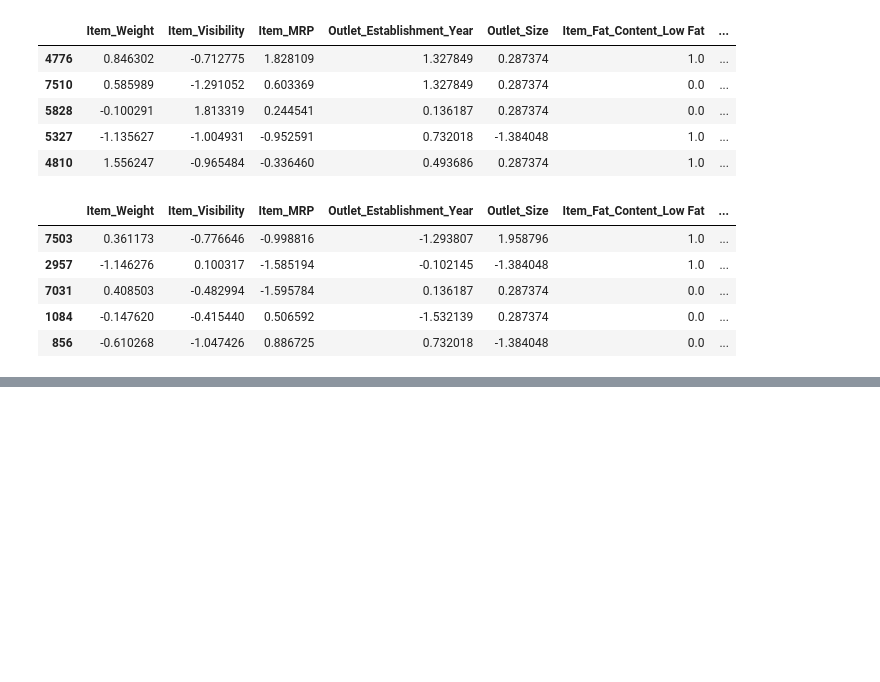
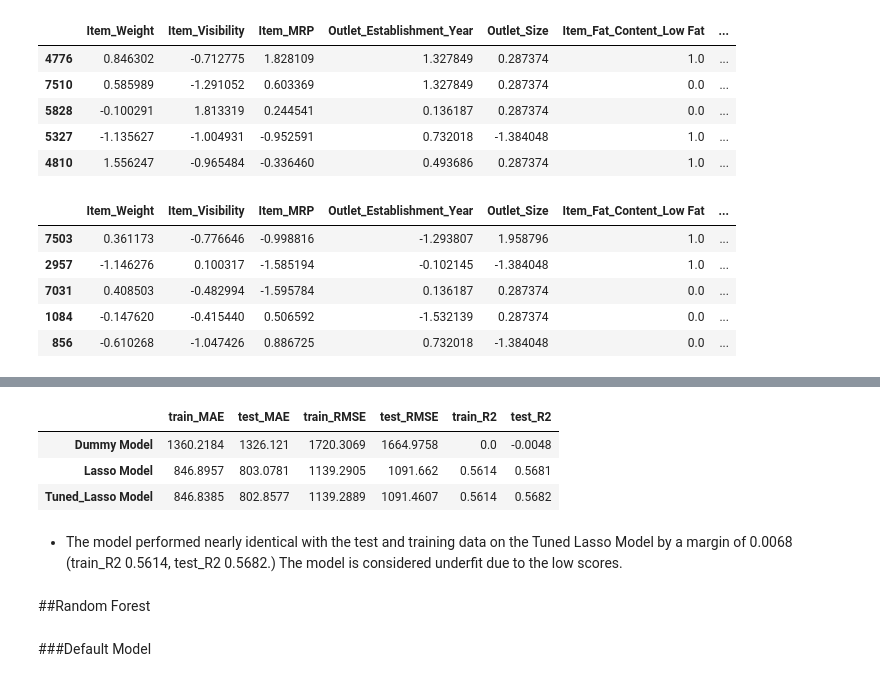
Before and after one commit to LoveidaLucero/Prediction-of-Product-Sales, a Jupyter notebook: Prediction_of_Product_Sales.ipynb, the cells around one changed output, grey strips where cells are left out. Drawn from its saved outputs; the diff is of its cells as text; code cells hidden in the pictures; blank space fills up the shorter version.

```diff
--- a/Prediction_of_Product_Sales.ipynb
+++ b/Prediction_of_Product_Sales.ipynb
@@ -1239,0 +1394,8 @@ X_test_processed.head()
+# %%
+## Display model performance metrics using a function
+lasso_scores = evaluate_regression(lasso_pipe, X_train, y_train,
+                          X_test, y_test,
+                           model_name='Lasso Model')
+
+scores_df = pd.concat([scores_df, lasso_scores])
+display(scores_df)
@@ -1239,0 +1468,14 @@ X_test_processed.head()
+# %%
+# Display the scores_df
+display(scores_df)
+# %% [output]
+|  | train_MAE | test_MAE | train_RMSE | test_RMSE | train_R2 | test_R2 |
+| Dummy Model | 1360.2184 | 1326.121 | 1720.3069 | 1664.9758 | 0.0 | -0.0048 |
+| Lasso Model | 846.8957 | 803.0781 | 1139.2905 | 1091.662 | 0.5614 | 0.5681 |
+| Tuned_Lasso Model | 846.8385 | 802.8577 | 1139.2889 | 1091.4607 | 0.5614 | 0.5682 |
+# %% [markdown]
+- The model performed nearly identical with the test and training data on the Tuned Lasso Model by a margin of 0.0068 (train_R2 0.5614, test_R2 0.5682.) The model is considered underfit due to the low scores.
+# %% [markdown]
+##Random Forest
+# %% [markdown]
+###Default Model
```
Also changed, not shown: parts of 59 cells of this notebook.
